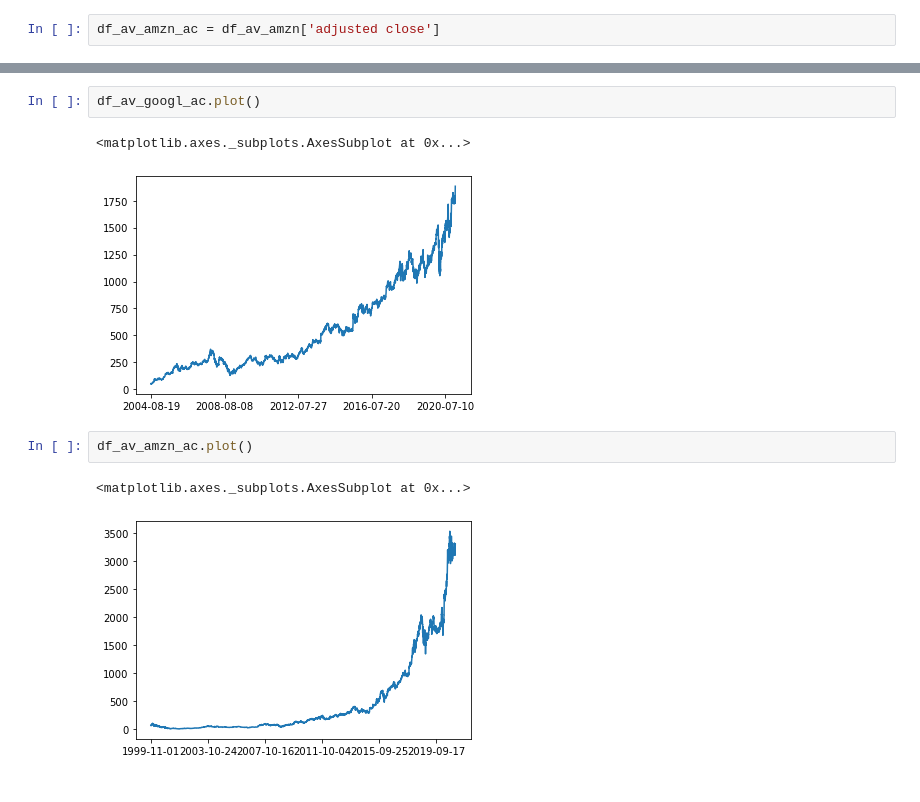
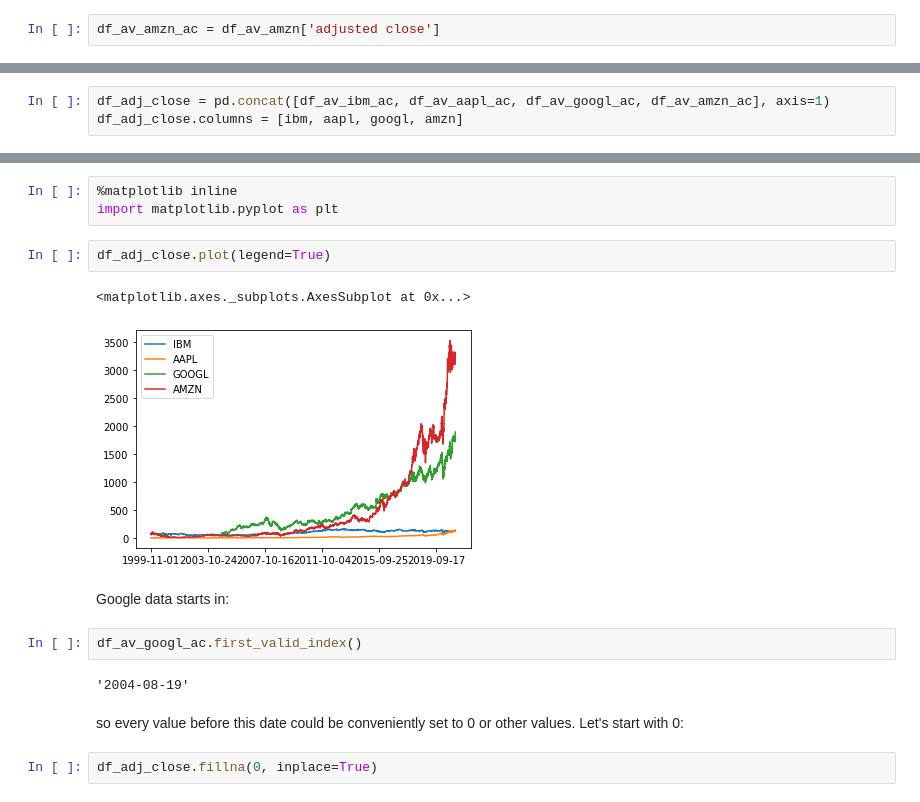
Before and after one commit to alfreedolf/ml-spp, a Jupyter notebook: DeepAR-StockPricesPredictions.ipynb, the cells around one changed output, grey strips where cells are left out. Drawn from its saved outputs; the diff is of its cells as text.

Commit message:
feat: started EDA on stock data of interest

```diff
--- a/DeepAR-StockPricesPredictions.ipynb
+++ b/DeepAR-StockPricesPredictions.ipynb
@@ -67,0 +65,3 @@ df_av_aapl_ac.plot()
+# %%
+df_adj_close = pd.concat([df_av_ibm_ac, df_av_aapl_ac, df_av_googl_ac, df_av_amzn_ac], axis=1)
+df_adj_close.columns = [ibm, aapl, googl, amzn]
@@ -68,10 +91,18 @@ df_av_aapl_ac.plot()
+# %%
+%matplotlib inline
+import matplotlib.pyplot as plt
+# %%
+df_adj_close.plot(legend=True)
+# %% [output]
+<matplotlib.axes._subplots.AxesSubplot at 0x...>
+[figure, added]
+# %% [markdown]
+Google data starts in:
 # %%
-df_av_googl_ac.plot()
+df_av_googl_ac.first_valid_index()
 # %% [output]
-<matplotlib.axes._subplots.AxesSubplot at 0x...>
+'2004-08-19'
-[figure, removed]
-# %%
-df_av_amzn_ac.plot()
-# %% [output]
-<matplotlib.axes._subplots.AxesSubplot at 0x...>
-[figure, removed]
+# %% [markdown]
+so every value before this date could be conveniently set to 0 or other values. Let's start with 0:
+# %%
+df_adj_close.fillna(0, inplace=True)
```
Also changed, not shown: parts of 20 cells of this notebook.
